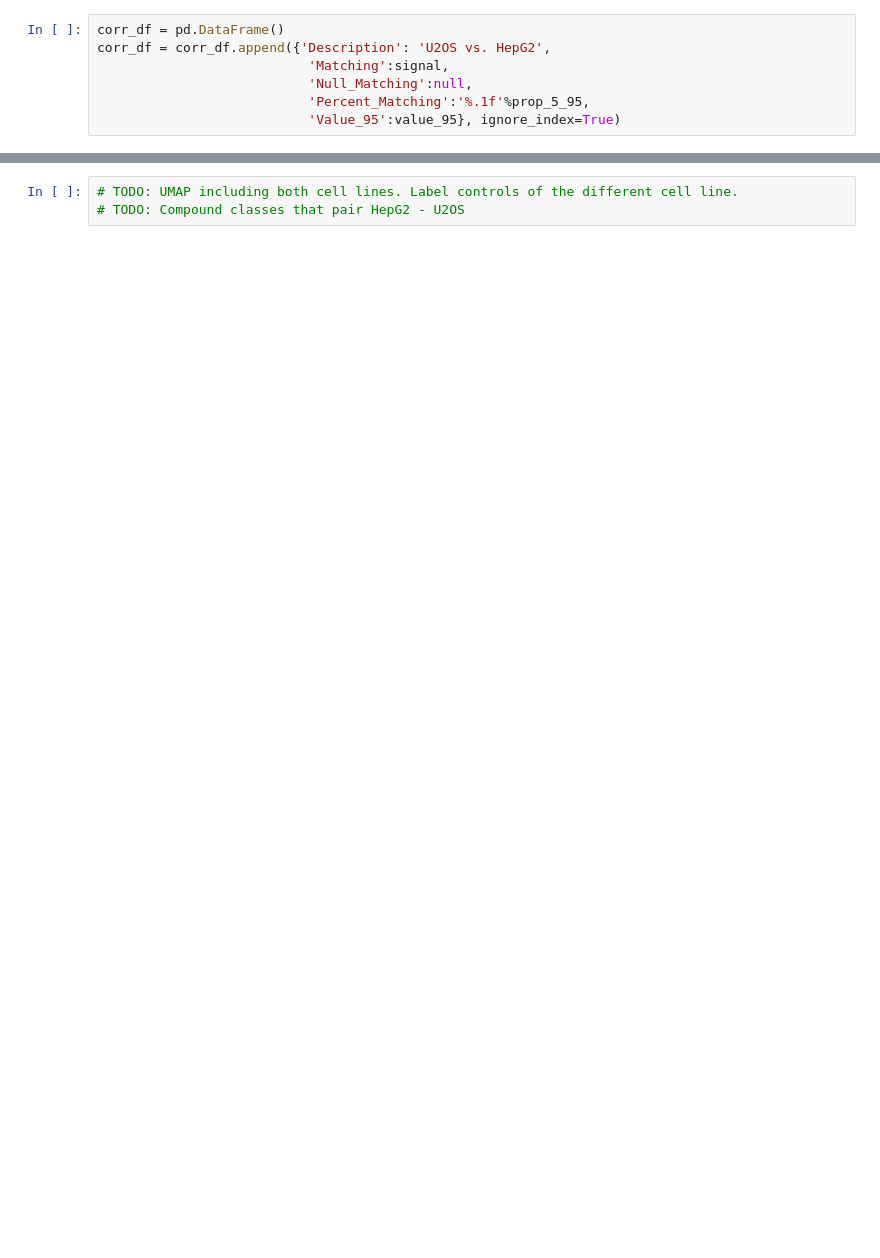
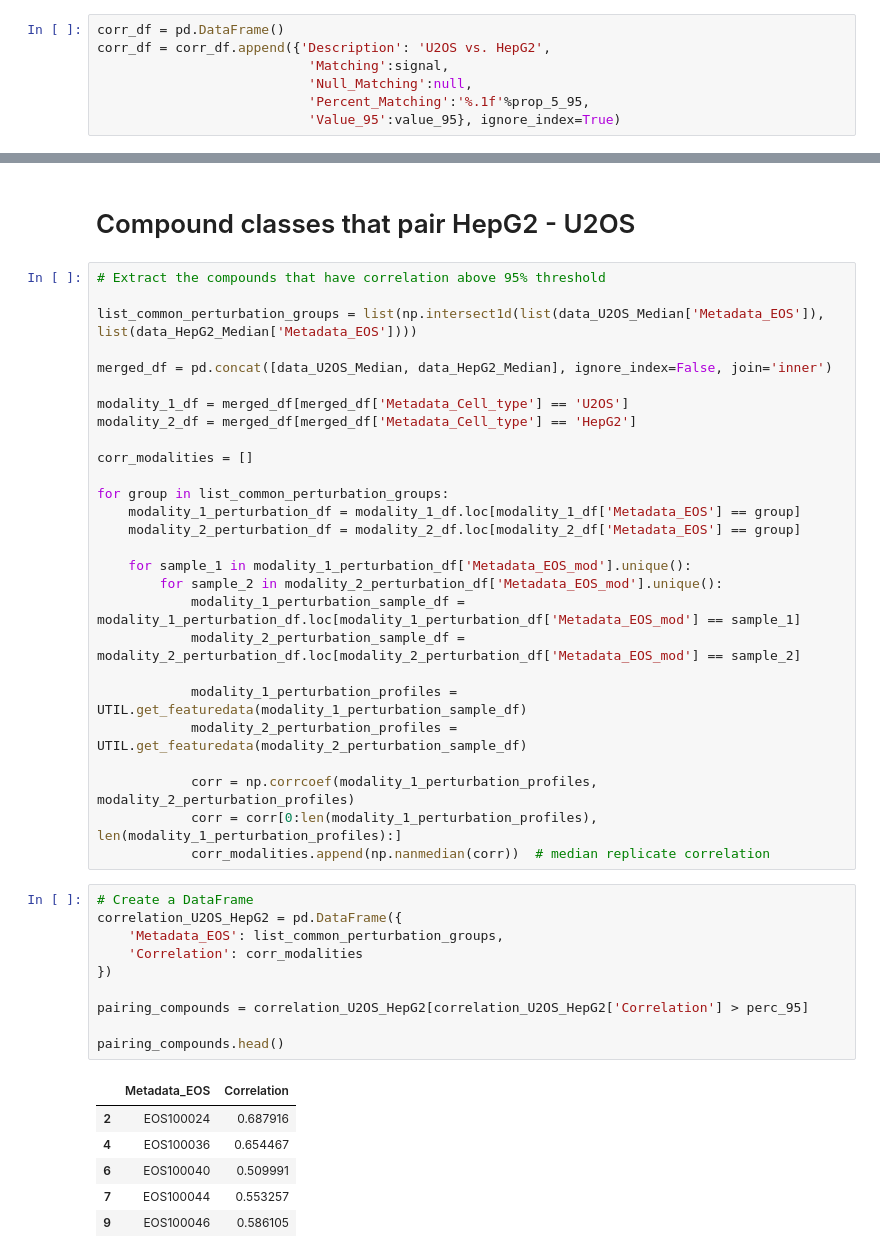
Before and after one commit to schmiedc/EU-OS_bioactives, a Jupyter notebook: Revision/FeatureSelection_AcrossCellLines/4_Comparison_Cell_Lines.ipynb, the cells around one changed output, grey strips where cells are left out. Drawn from its saved outputs; the diff is of its cells as text; blank space fills up the shorter version.

```diff
--- a/Revision/FeatureSelection_AcrossCellLines/4_Comparison_Cell_Lines.ipynb
+++ b/Revision/FeatureSelection_AcrossCellLines/4_Comparison_Cell_Lines.ipynb
@@ -174,3 +175,46 @@ plt.savefig(figure_path + str(date.today()) + "_FMP_U2OS-HepG2_Percent_Pairing.p
+# %% [markdown]
+# Compound classes that pair HepG2 - U2OS
 # %%
-# TODO: UMAP including both cell lines. Label controls of the different cell line.
-# TODO: Compound classes that pair HepG2 - U2OS
+# Extract the compounds that have correlation above 95% threshold
+
+list_common_perturbation_groups = list(np.intersect1d(list(data_U2OS_Median['Metadata_EOS']), list(data_HepG2_Median['Metadata_EOS'])))
+
+merged_df = pd.concat([data_U2OS_Median, data_HepG2_Median], ignore_index=False, join='inner')
+
+modality_1_df = merged_df[merged_df['Metadata_Cell_type'] == 'U2OS']
+modality_2_df = merged_df[merged_df['Metadata_Cell_type'] == 'HepG2']
+
+corr_modalities = []
+
+for group in list_common_perturbation_groups:
+    modality_1_perturbation_df = modality_1_df.loc[modality_1_df['Metadata_EOS'] == group]
+    modality_2_perturbation_df = modality_2_df.loc[modality_2_df['Metadata_EOS'] == group]
+
+    for sample_1 in modality_1_perturbation_df['Metadata_EOS_mod'].unique():
+        for sample_2 in modality_2_perturbation_df['Metadata_EOS_mod'].unique():
+            modality_1_perturbation_sample_df = modality_1_perturbation_df.loc[modality_1_perturbation_df['Metadata_EOS_mod'] == sample_1]
+            modality_2_perturbation_sample_df = modality_2_perturbation_df.loc[modality_2_perturbation_df['Metadata_EOS_mod'] == sample_2]
+
+            modality_1_perturbation_profiles = UTIL.get_featuredata(modality_1_perturbation_sample_df)
+            modality_2_perturbation_profiles = UTIL.get_featuredata(modality_2_perturbation_sample_df)
+
+            corr = np.corrcoef(modality_1_perturbation_profiles, modality_2_perturbation_profiles)
+            corr = corr[0:len(modality_1_perturbation_profiles), len(modality_1_perturbation_profiles):]
+            corr_modalities.append(np.nanmedian(corr))  # median replicate correlation
+# %%
+# Create a DataFrame
+correlation_U2OS_HepG2 = pd.DataFrame({
+    'Metadata_EOS': list_common_perturbation_groups,
+    'Correlation': corr_modalities
+})
+
+pairing_compounds = correlation_U2OS_HepG2[correlation_U2OS_HepG2['Correlation'] > perc_95]
+
+pairing_compounds.head()
+# %% [output]
+|  | Metadata_EOS | Correlation |
+| 2 | EOS100024 | 0.687916 |
+| 4 | EOS100036 | 0.654467 |
+| 6 | EOS100040 | 0.509991 |
+| 7 | EOS100044 | 0.553257 |
+| 9 | EOS100046 | 0.586105 |
```
Also changed, not shown: parts of 14 cells of this notebook, 1 other file.
